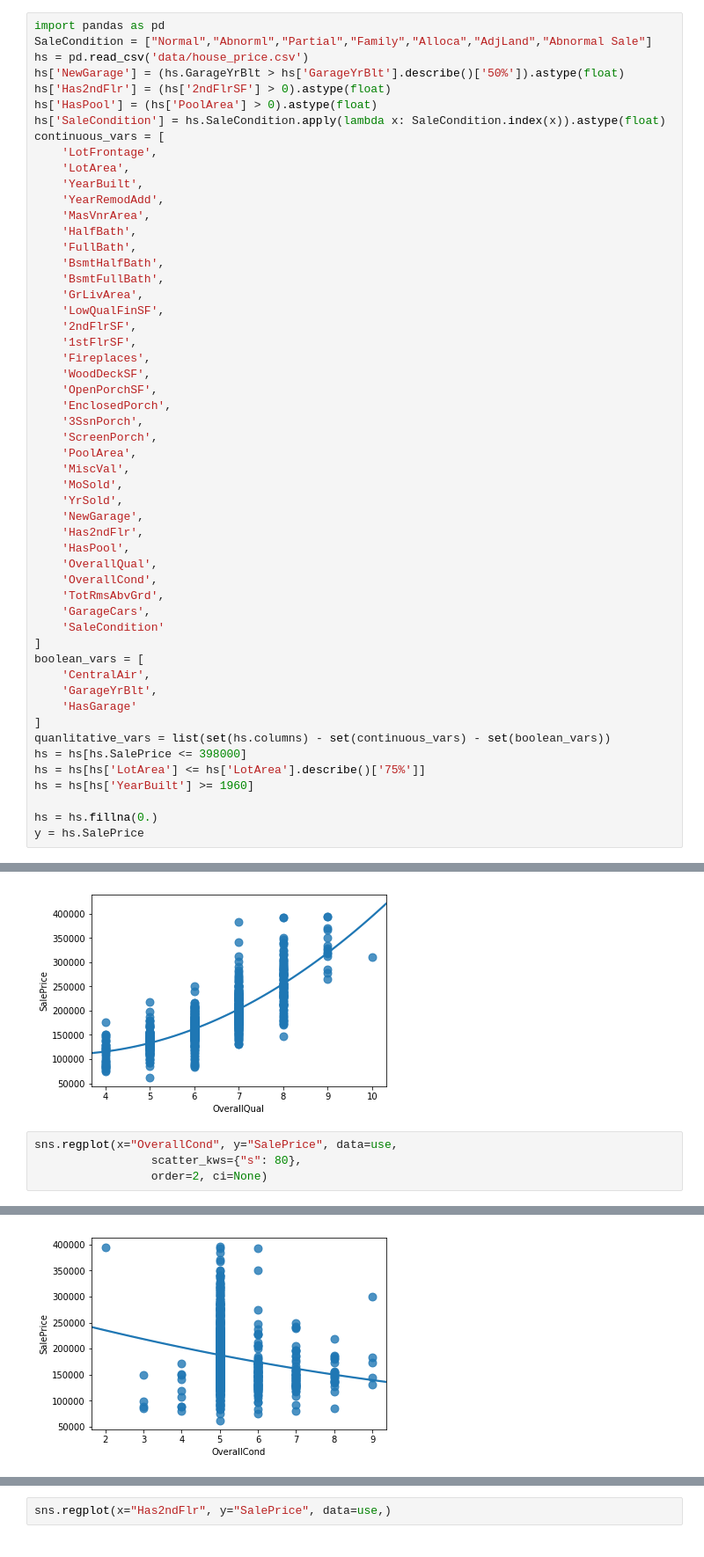
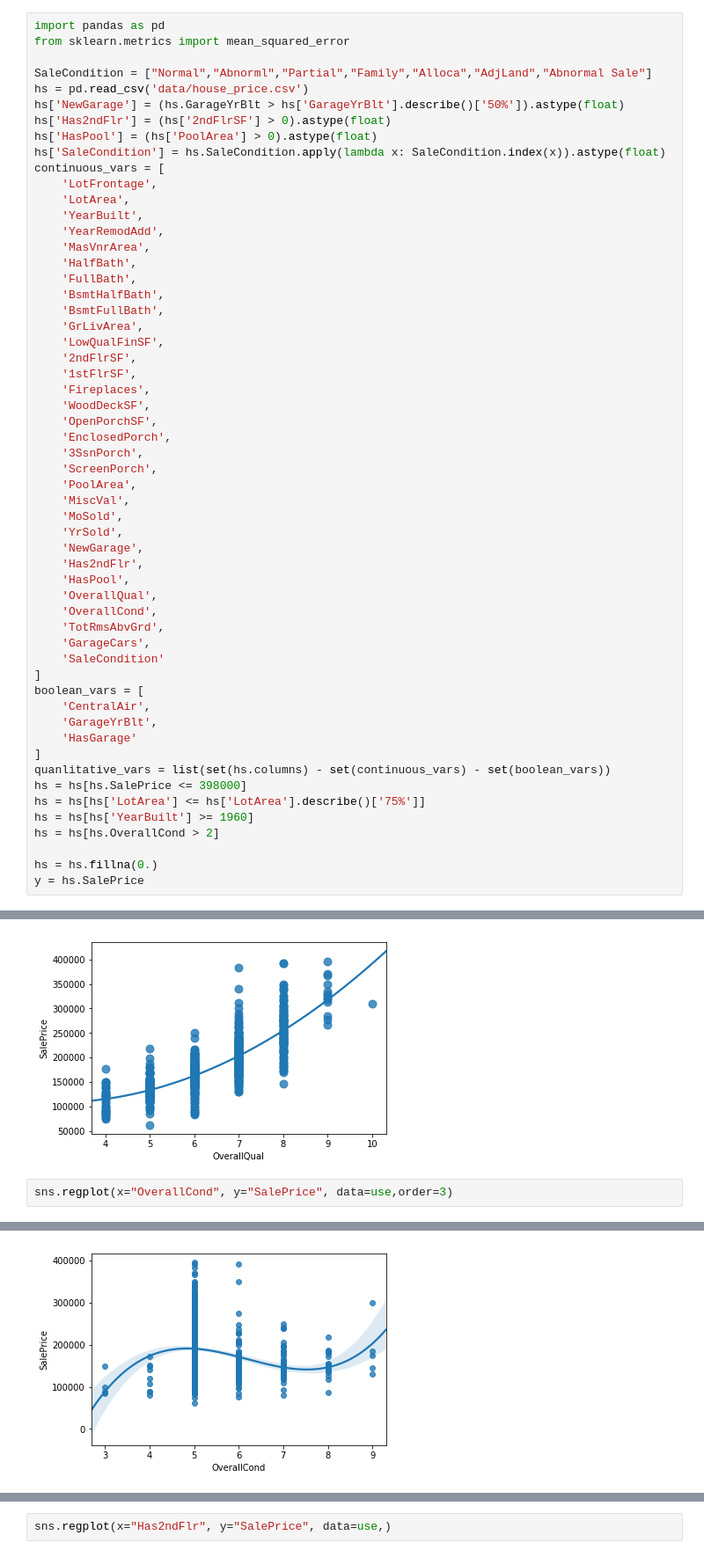
Before and after one commit to cb-ds-1/m3-3-engineering-regression, a Jupyter notebook: workshop.ipynb, the cells around one changed output, grey strips where cells are left out. Shown at 88% size. Cells and saved outputs as stored; diff of their text form.

```diff
--- a/workshop.ipynb
+++ b/workshop.ipynb
@@ -695,6 +695,8 @@ Here are the features you can use (or engineer into new features!) for your `X`
     SaleCondition: Condition of sale
 # %%
 import pandas as pd
+from sklearn.metrics import mean_squared_error
+
 SaleCondition = ["Normal","Abnorml","Partial","Family","Alloca","AdjLand","Abnormal Sale"]
 hs = pd.read_csv('data/house_price.csv')
 hs['NewGarage'] = (hs.GarageYrBlt > hs['GarageYrBlt'].describe()['50%']).astype(float)
@@ -743,6 +745,7 @@ quanlitative_vars = list(set(hs.columns) - set(continuous_vars) - set(boolean_va
 hs = hs[hs.SalePrice <= 398000]
 hs = hs[hs['LotArea'] <= hs['LotArea'].describe()['75%']]
 hs = hs[hs['YearBuilt'] >= 1960]
+hs = hs[hs.OverallCond > 2]
 
 hs = hs.fillna(0.)
 y = hs.SalePrice
@@ -859,10 +862,8 @@ sns.regplot(x="OverallQual", y="SalePrice", data=use,
 <matplotlib.axes._subplots.AxesSubplot at 0x...>
 [figure]
 # %%
-sns.regplot(x="OverallCond", y="SalePrice", data=use,
-                 scatter_kws={"s": 80},
-                 order=2, ci=None)
+sns.regplot(x="OverallCond", y="SalePrice", data=use,order=3)
 # %% [output]
 <matplotlib.axes._subplots.AxesSubplot at 0x...>
-[figure, old version]
+[figure, new version]
 # %%
```
Also changed, not shown: parts of 22 cells of this notebook.
